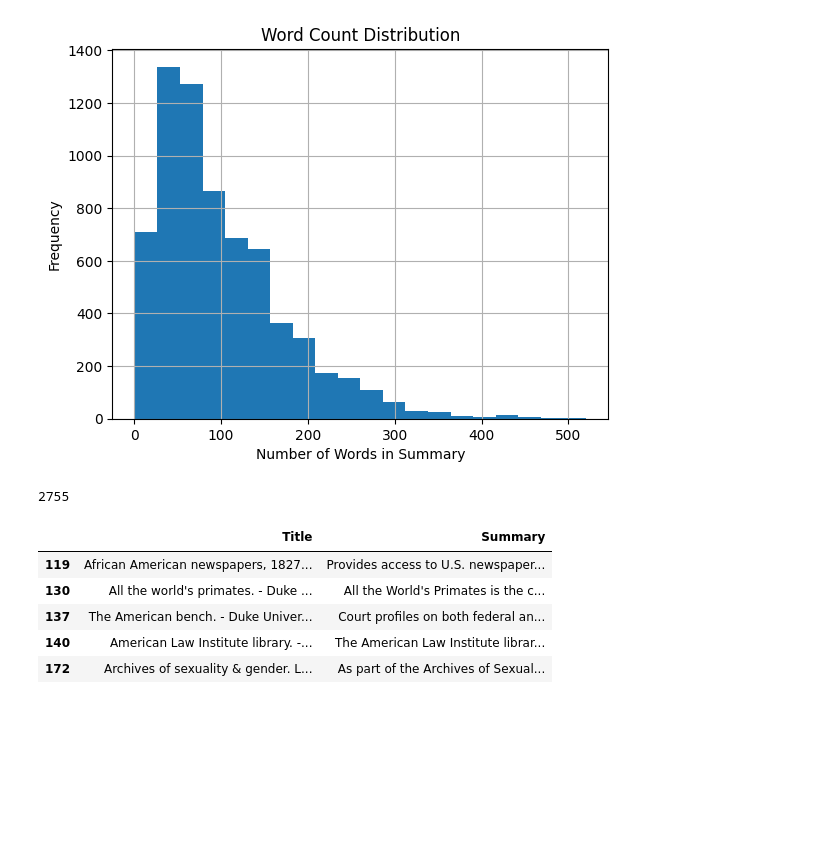
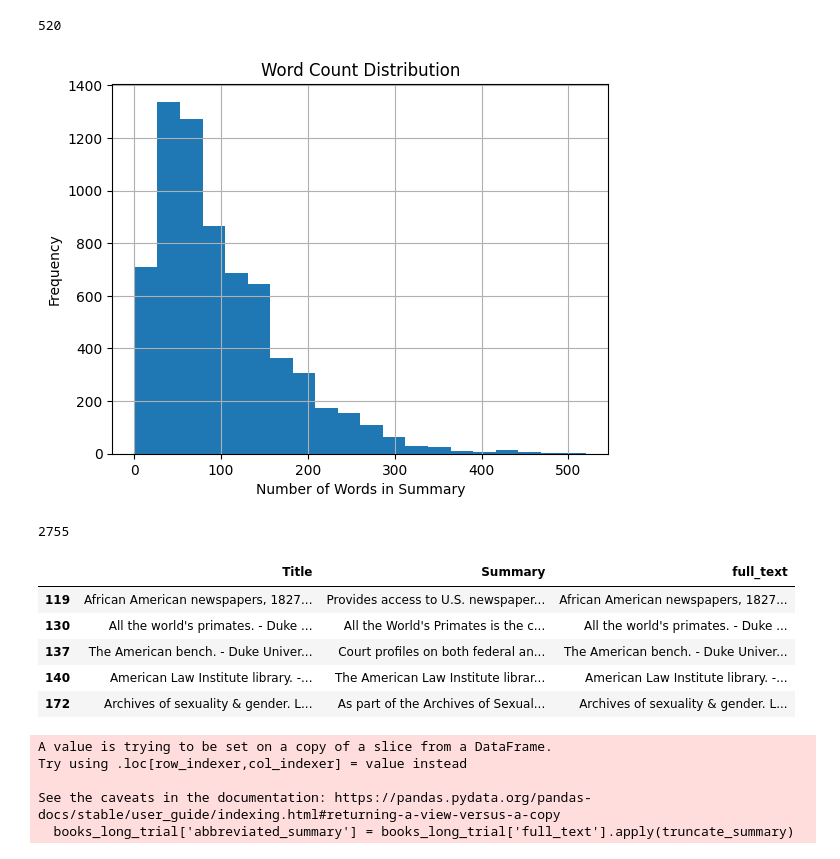
Before and after one commit to brycewhit13/AIPI540_NLP, a Jupyter notebook: notebooks/modelling.ipynb, the cells around one changed output. Saved outputs shown, nothing was run; the diff lists cells and outputs as text; code cells hidden in the pictures; blank space fills up the shorter version.

Commit message:
''DL approach for abbreviated summaries"

```diff
--- a/notebooks/modelling.ipynb
+++ b/notebooks/modelling.ipynb
@@ -41,6 +41,9 @@ book_data['word_count'] = book_data['Summary'].apply(word_count)
 # %%
 #look at distribution of summary word count - want to get an idea of how many summaries we want to generate/what the cut off shoudl be
 book_data['word_count'].hist(bins=20)
+
+#make sure that word count is below model max sequence length - 520
+display(book_data['word_count'].max())
 
 # Set the title and axis labels of the histogram
 plt.title('Word Count Distribution')
@@ -52,22 +55,26 @@ plt.show()
 
 #based on this I can try and use 100 as a cutoff
 # %% [output]
+520
 [figure]
 # %%
 #filter for books with longer summaries
 book_long = book_data[book_data['word_count'] >= 100]
 
 #drop everything but title and summary
 book_long = book_long.loc[:, ['Title', 'Summary']]
 
+#generate full combinations of title and text
+book_long['full_text'] = book_long.apply(lambda x: ' '.join([x['Title'],x['Summary']]),axis=1)
+
 #see how many observations we have
 display(len(book_long))
 display(book_long.head())
 # %% [output]
 2755
-|  | Title | Summary |
-| 119 | African American newspapers, 1827... | Provides access to U.S. newspaper... |
-| 130 | All the world's primates. - Duke ... | All the World's Primates is the c... |
-| 137 | The American bench. - Duke Univer... | Court profiles on both federal an... |
-| 140 | American Law Institute library. -... | The American Law Institute librar... |
-| 172 | Archives of sexuality & gender. L... | As part of the Archives of Sexual... |
+|  | Title | Summary | full_text |
+| 119 | African American newspapers, 1827... | Provides access to U.S. newspaper... | African American newspapers, 1827... |
+| 130 | All the world's primates. - Duke ... | All the World's Primates is the c... | All the world's primates. - Duke ... |
+| 137 | The American bench. - Duke Univer... | Court profiles on both federal an... | The American bench. - Duke Univer... |
+| 140 | American Law Institute library. -... | The American Law Institute librar... | American Law Institute library. -... |
+| 172 | Archives of sexuality & gender. L... | As part of the Archives of Sexual... | Archives of sexuality & gender. L... |
@@ -73,0 +94,8 @@ display(book_long.head())
+# %%
+books_long_trial['abbreviated_summary'] = books_long_trial['full_text'].apply(truncate_summary)
+# %% [output]
+A value is trying to be set on a copy of a slice from a DataFrame.
+Try using .loc[row_indexer,col_indexer] = value instead
+
+See the caveats in the documentation: https://pandas.pydata.org/pandas-docs/stable/user_guide/indexing.html#returning-a-view-versus-a-copy
+  books_long_trial['abbreviated_summary'] = books_long_trial['full_text'].apply(truncate_summary)
```
Also changed, not shown: parts of 4 cells of this notebook.
